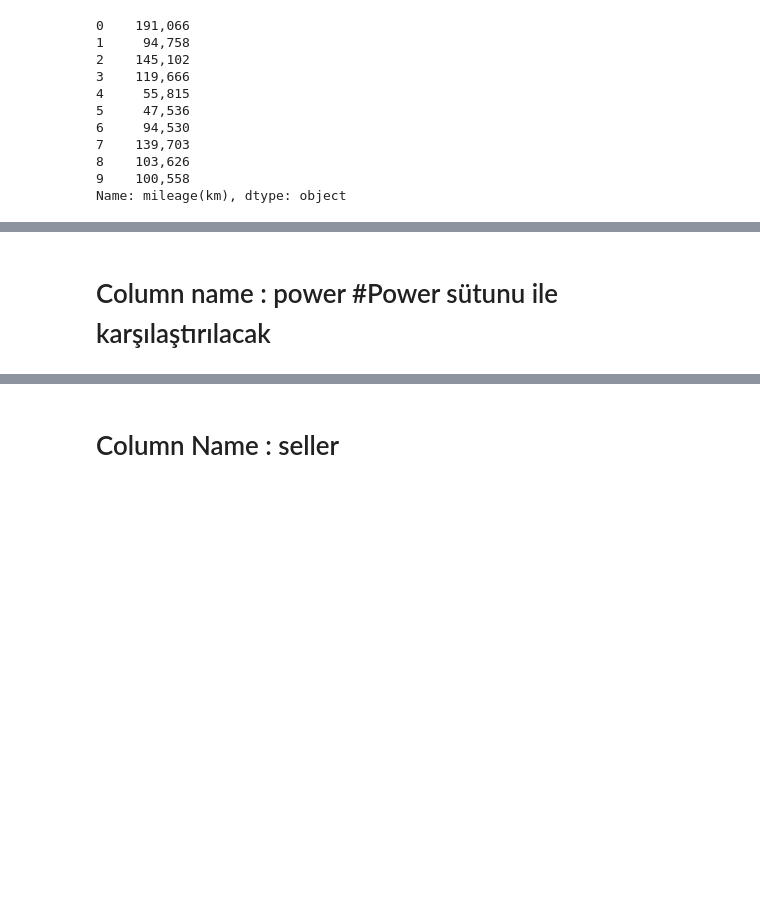
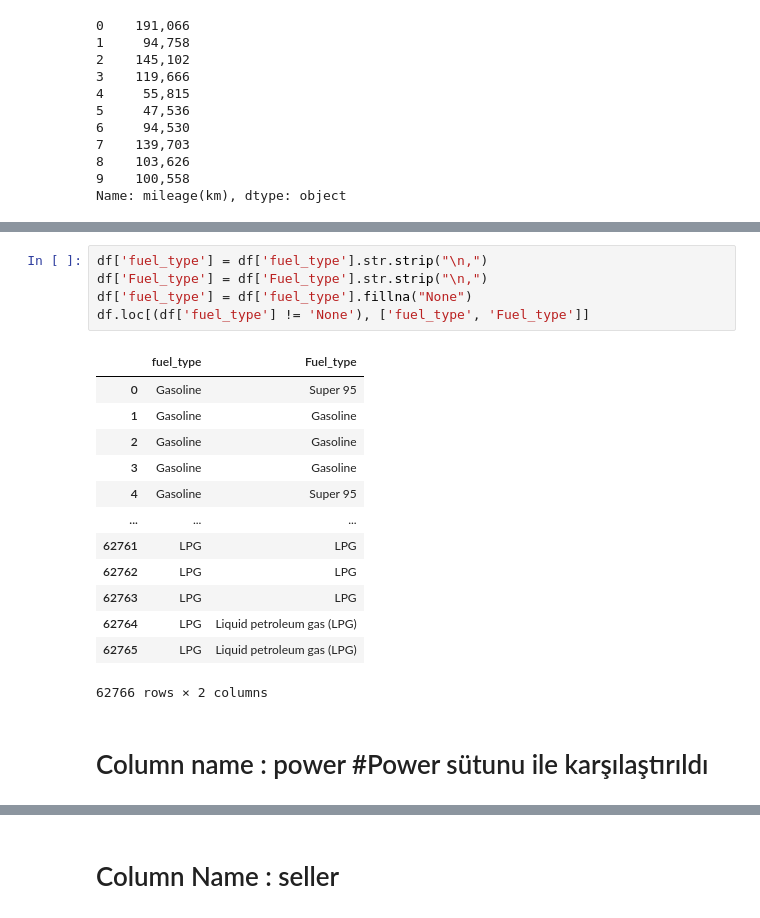
Before and after one commit to Nueseybe/Team2Project-4, a Jupyter notebook: main.ipynb, the cells around one changed output, grey strips where cells are left out. Cells and saved outputs as stored; diff of their text form; blank space fills up the shorter version.

```diff
--- a/main.ipynb
+++ b/main.ipynb
@@ -129,2 +148,21 @@ Name: mileage(km), dtype: object
+# %%
+df['fuel_type'] = df['fuel_type'].str.strip("\n,")
+df['Fuel_type'] = df['Fuel_type'].str.strip("\n,")
+df['fuel_type'] = df['fuel_type'].fillna("None")
+df.loc[(df['fuel_type'] != 'None'), ['fuel_type', 'Fuel_type']]
+# %% [output]
+|  | fuel_type | Fuel_type |
+| 0 | Gasoline | Super 95 |
+| 1 | Gasoline | Gasoline |
+| 2 | Gasoline | Gasoline |
+| 3 | Gasoline | Gasoline |
+| 4 | Gasoline | Super 95 |
+| ... | ... | ... |
+| 62761 | LPG | LPG |
+| 62762 | LPG | LPG |
+| 62763 | LPG | LPG |
+| 62764 | LPG | Liquid petroleum gas (LPG) |
+| 62765 | LPG | Liquid petroleum gas (LPG) |
+62766 rows × 2 columns
 # %% [markdown]
-# Column name : power     #Power sütunu ile karşılaştırılacak
+# Column name : power     #Power sütunu ile karşılaştırıldı
```
Also changed, not shown: parts of 4 cells of this notebook.
